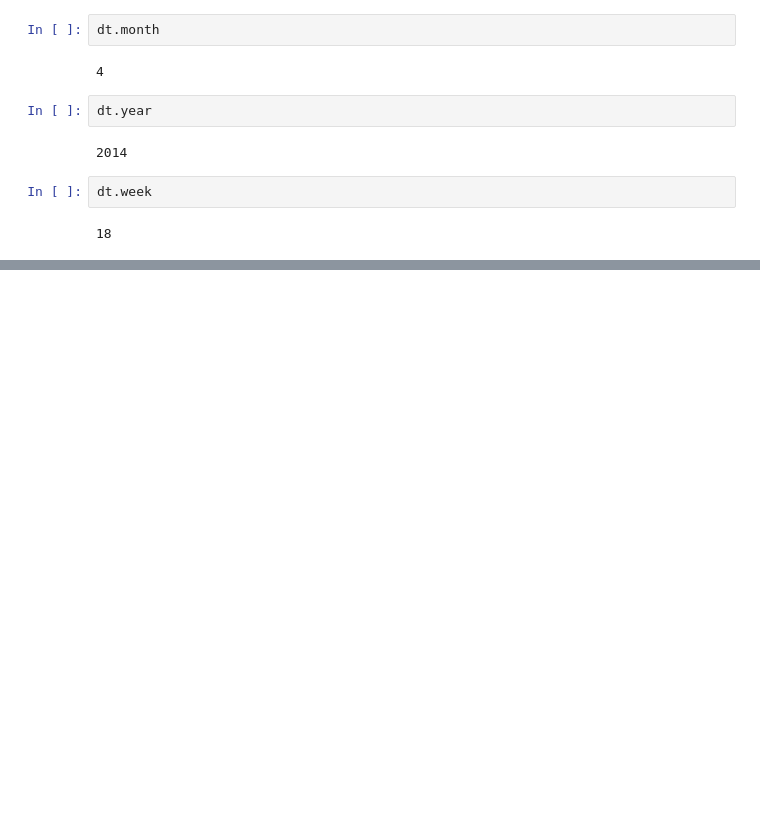
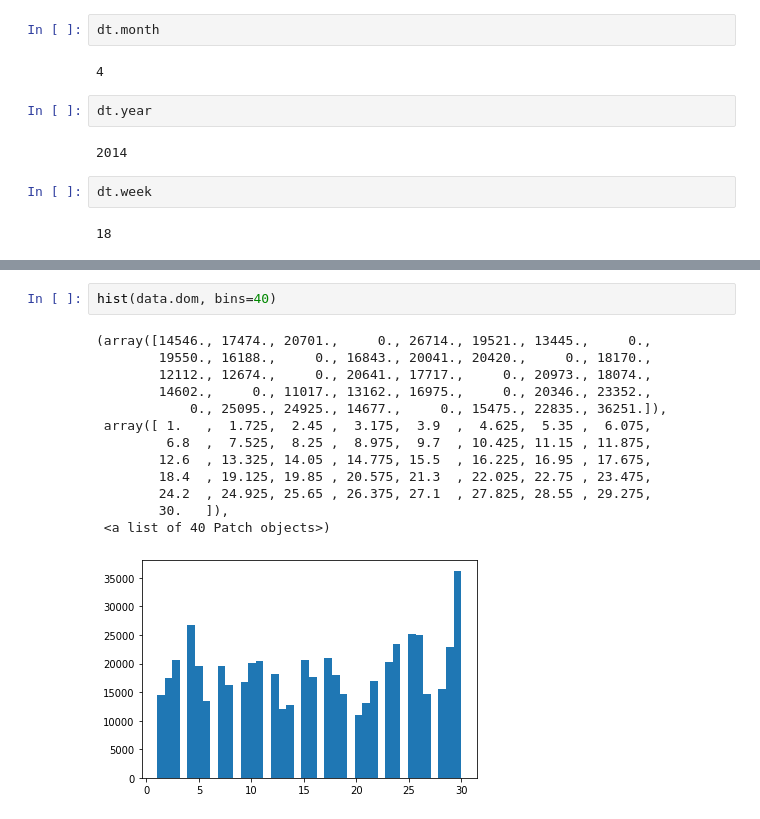
Before and after one commit to jpurba/Languages, a Jupyter notebook: python/math/pandas/anaconda/uber/ex1/uber.ipynb, the cells around one changed output, grey strips where cells are left out. Saved outputs shown, nothing was run; the diff lists cells and outputs as text; blank space fills up the shorter version.

```diff
--- a/python/math/pandas/anaconda/uber/ex1/uber.ipynb
+++ b/python/math/pandas/anaconda/uber/ex1/uber.ipynb
@@ -121,0 +219,16 @@ NameError: name 'data' is not defined
+# %%
+hist(data.dom, bins=40)
+# %% [output]
+(array([14546., 17474., 20701.,     0., 26714., 19521., 13445.,     0.,
+        19550., 16188.,     0., 16843., 20041., 20420.,     0., 18170.,
+        12112., 12674.,     0., 20641., 17717.,     0., 20973., 18074.,
+        14602.,     0., 11017., 13162., 16975.,     0., 20346., 23352.,
+            0., 25095., 24925., 14677.,     0., 15475., 22835., 36251.]),
+ array([ 1.   ,  1.725,  2.45 ,  3.175,  3.9  ,  4.625,  5.35 ,  6.075,
+         6.8  ,  7.525,  8.25 ,  8.975,  9.7  , 10.425, 11.15 , 11.875,
+        12.6  , 13.325, 14.05 , 14.775, 15.5  , 16.225, 16.95 , 17.675,
+        18.4  , 19.125, 19.85 , 20.575, 21.3  , 22.025, 22.75 , 23.475,
+        24.2  , 24.925, 25.65 , 26.375, 27.1  , 27.825, 28.55 , 29.275,
+        30.   ]),
+ <a list of 40 Patch objects>)
+[figure, added]
```
Also changed, not shown: parts of 29 cells of this notebook, 1 other file.
